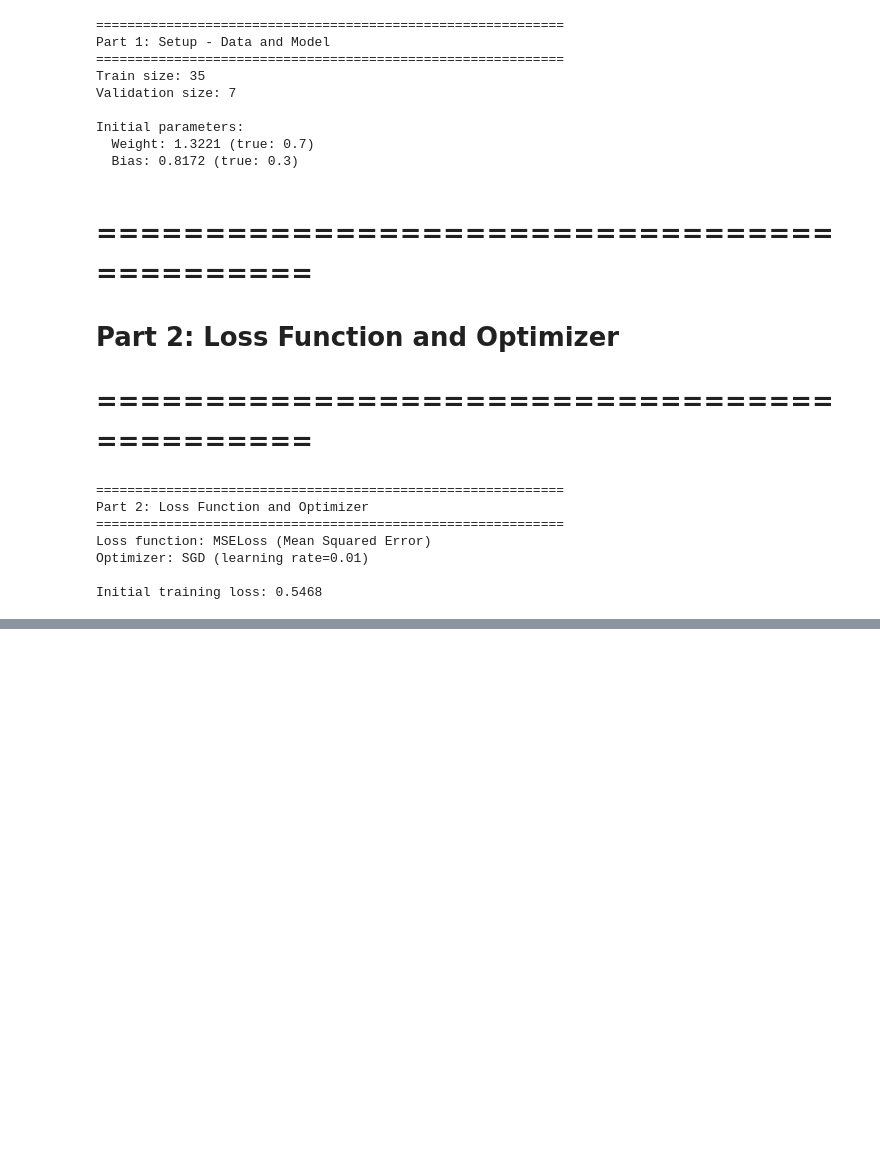
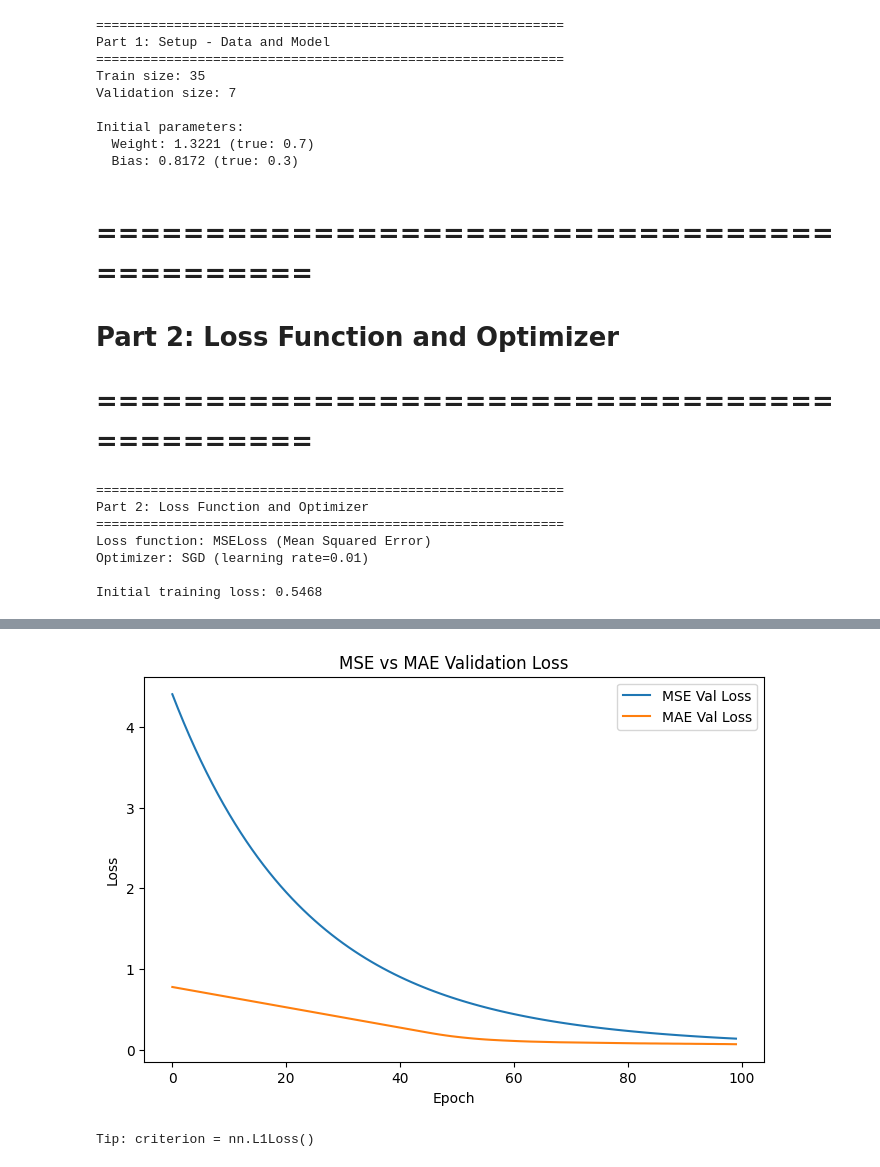
Before and after one commit to TranQuocHuy83/mlops_training---module02---HuyTran-, a Jupyter notebook: 03_training_models.ipynb, the cells around one changed output, grey strips where cells are left out. Cells and saved outputs as stored; diff of their text form; code cells hidden in the pictures; blank space fills up the shorter version.

```diff
--- a/03_training_models.ipynb
+++ b/03_training_models.ipynb
@@ -290,0 +473,72 @@ print("=" * 60)
+# %%
+# Exercise 4: Loss functions
+print("\nExercise 4: Different loss functions")
+# TODO: Try MAE (L1Loss)
+# TODO: Compare with MSE
+# TODO: Discuss differences
+import torch.nn as nn
+import torch.optim as optim
+import matplotlib.pyplot as plt
+
+loss_functions = {
+    "MSE": nn.MSELoss(),
+    "MAE": nn.L1Loss()
+}
+
+results = {}
+
+epochs = 100
+
+for loss_name, criterion in loss_functions.items():
+    print(f"\nTraining with {loss_name} Loss")
+
+    model = LinearRegressionModel()
+    optimizer = optim.SGD(model.parameters(), lr=0.01)
+
+    train_losses = []
+    val_losses = []
+
+    for epoch in range(epochs):
+        # Training
+        model.train()
+        y_pred = model(X_train)
+        loss = criterion(y_pred, y_train)
+
+        optimizer.zero_grad()
+        loss.backward()
+        optimizer.step()
+
+        train_losses.append(loss.item())
+
+        # Validation
+        model.eval()
+        with torch.no_grad():
+            val_pred = model(X_val)
+            val_loss = criterion(val_pred, y_val)
+            val_losses.append(val_loss.item())
+
+    results[loss_name] = {
+        "train": train_losses,
+        "val": val_losses,
+        "weight": model.weight.item(),
+        "bias": model.bias.item()
+    }
+
+    print(f"Final Weight: {model.weight.item():.4f}")
+    print(f"Final Bias: {model.bias.item():.4f}")
+
+    #
+plt.figure(figsize=(8,5))
+
+for loss_name in results:
+    plt.plot(results[loss_name]["val"], label=f"{loss_name} Val Loss")
+
+plt.legend()
+plt.title("MSE vs MAE Validation Loss")
+plt.xlabel("Epoch")
+plt.ylabel("Loss")
+plt.show()
+
+
+print("Tip: criterion = nn.L1Loss()")
+# %% [output]
@@ -290,0 +554,2 @@ print("=" * 60)
+[figure, added]
+Tip: criterion = nn.L1Loss()
```
Also changed, not shown: parts of 10 cells of this notebook.
